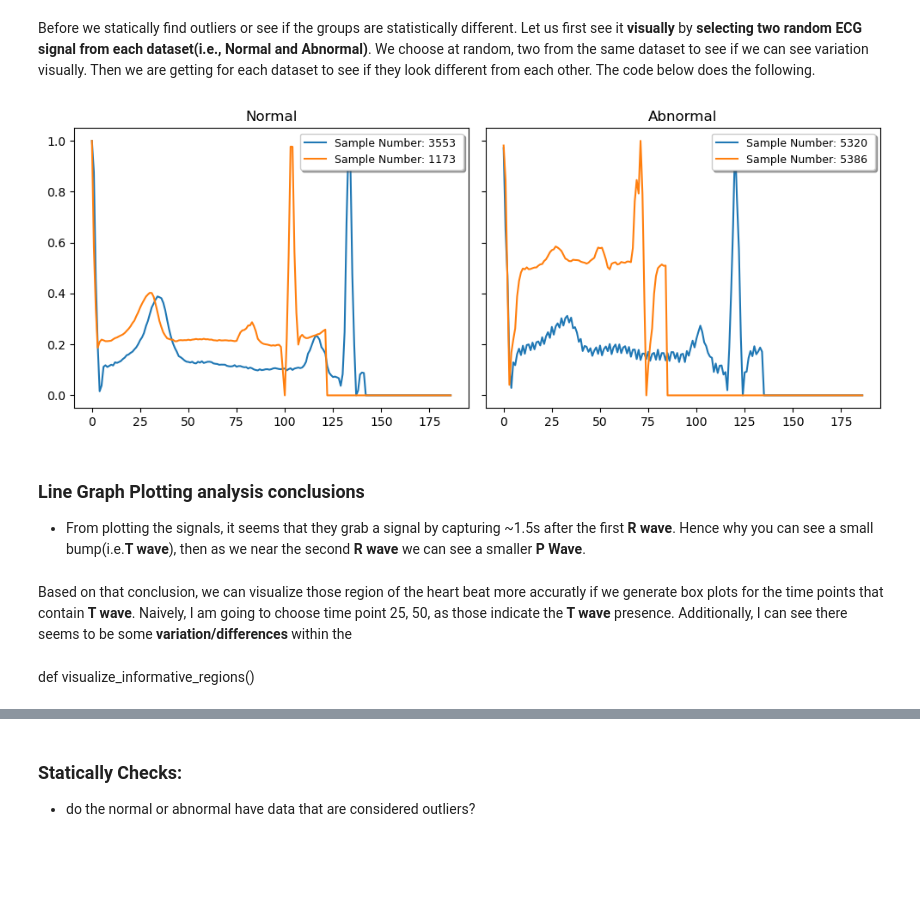
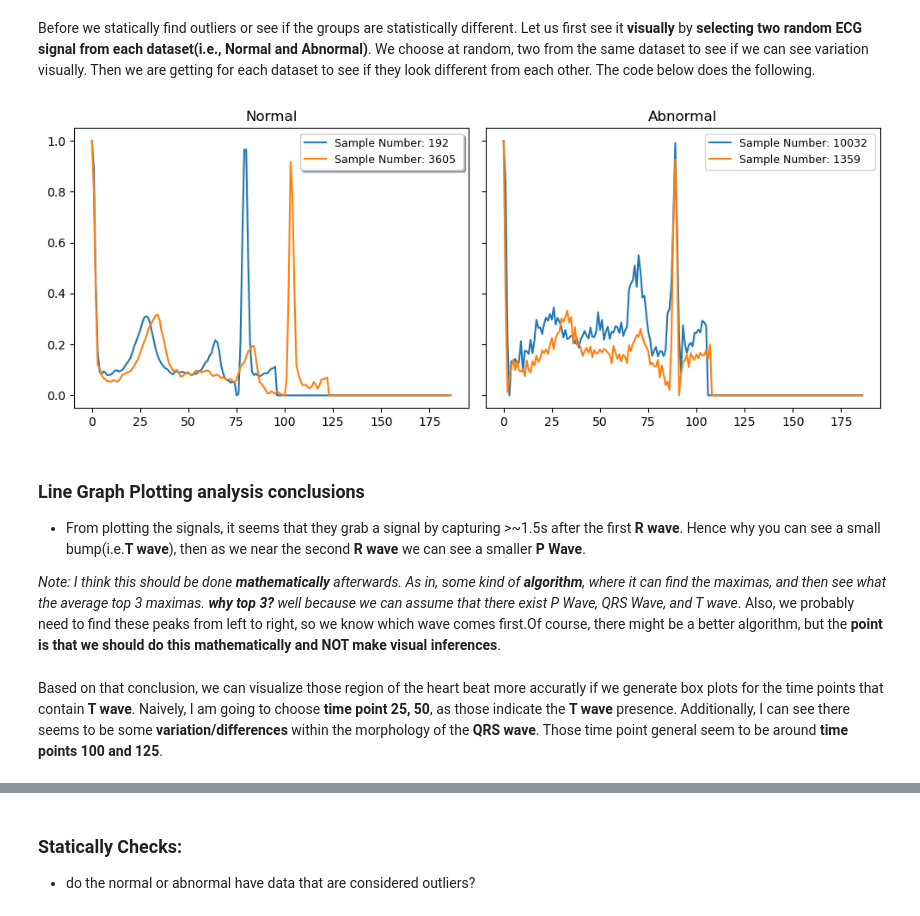
Before and after one commit to Shenukp1/MachineLearningPortfolio, a Jupyter notebook: ECG_Classification/EDA_V2.ipynb, the cells around one changed output, grey strips where cells are left out. Cells and saved outputs as stored; diff of their text form; code cells hidden in the pictures; blank space fills up the shorter version.

```diff
--- a/ECG_Classification/EDA_V2.ipynb
+++ b/ECG_Classification/EDA_V2.ipynb
@@ -199,10 +199,8 @@ def visualize_differences_with_line_graph(
     second_betwee_signal = 1
 
     # Randomly chooses a signal
-    choose_rand_normal_signal = np.random.randint(0, len(normal_df), two_rand_numbers)
-    choose_rand_abnormal_signal = np.random.randint(
-        0, len(abnormal_df), two_rand_numbers
-    )
+    choose_rand_normal_signal = np.random.randint(0, len(normal), two_rand_numbers)
+    choose_rand_abnormal_signal = np.random.randint(0, len(abnormal), two_rand_numbers)
     # Plotting
     first_plot = 1
     second_plot = 2
@@ -210,44 +208,44 @@ def visualize_differences_with_line_graph(
 
     # Normal signal plotting
     axes[first_between_signal].plot(
-        normal_df.iloc[choose_rand_normal_signal[first_within_signal], :-1].values,
+        normal.iloc[choose_rand_normal_signal[first_within_signal], :-1].values,
         label=f"Sample Number: {choose_rand_normal_signal[first_within_signal]} ",
     )
     # Second normal signal
     axes[first_between_signal].plot(
-        normal_df.iloc[choose_rand_normal_signal[second_within_signal], :-1].values,
+        normal.iloc[choose_rand_normal_signal[second_within_signal], :-1].values,
         label=f"Sample Number: {choose_rand_normal_signal[second_within_signal]} ",
     )
     axes[first_between_signal].legend(
         shadow=True, frameon=True, facecolor="inherit", loc=1, fontsize=9
     )
     axes[first_between_signal].set_title("Normal")
 
     # Abnormal Signal plotting
     axes[second_betwee_signal].plot(
-        abnormal_df.iloc[choose_rand_abnormal_signal[first_within_signal], :-1].values,
+        abnormal.iloc[choose_rand_abnormal_signal[first_within_signal], :-1].values,
         label=f"Sample Number: {choose_rand_abnormal_signal[first_within_signal]} ",
     )
     # Second abnormal signal
     axes[second_betwee_signal].plot(
-        abnormal_df.iloc[choose_rand_abnormal_signal[second_within_signal], :-1].values,
+        abnormal.iloc[choose_rand_abnormal_signal[second_within_signal], :-1].values,
         label=f"Sample Number: {choose_rand_abnormal_signal[second_within_signal]} ",
     )
     axes[second_betwee_signal].legend(
-        shadow=True, frameon=True, facecolor="inherit", loc=1, fontsize=9
+        frameon=True, facecolor="inherit", loc=1, fontsize=9
     )
     axes[second_betwee_signal].set_title("Abnormal")
     plt.tight_layout()
     plt.show()
 
 
 visualize_differences_with_line_graph(abnormal=abnormal_df, normal=normal_df)
 # %% [output]
-[figure, old version]
+[figure, new version]
 # %% [markdown]
 ### Line Graph Plotting analysis conclusions
-- From plotting the signals, it seems that they grab a signal by capturing ~1.5s after the first __R wave__. Hence why you can see a small bump(i.e.__T wave__), then as we near the second __R wave__ we can see a smaller __P Wave__.
+- From plotting the signals, it seems that they grab a signal by capturing >~1.5s after the first __R wave__. Hence why you can see a small bump(i.e.__T wave__), then as we near the second __R wave__ we can see a smaller __P Wave__.
+
+_Note: I think this should be done __mathematically__ afterwards. As in, some kind of __algorithm__, where it can find the maximas, and then see what the average top 3 maximas. __why top 3?__ well because we can assume that there exist _P Wave, QRS Wave, and T wave__. Also, we probably need to find these peaks from left to right, so we know which wave comes first.Of course, there might be a better algorithm, but the __point is that we should do this mathematically and NOT make visual inferences__.
 # %% [markdown]
-Based on that conclusion, we can visualize those region of the heart beat more accuratly if we generate box plots for the time points that contain __T wave__. Naively, I am going to choose time point 25, 50, as those indicate the __T wave__ presence. Additionally, I can see there seems to be some __variation/differences__ within the
+Based on that conclusion, we can visualize those region of the heart beat more accuratly if we generate box plots for the time points that contain __T wave__. Naively, I am going to choose __time point 25, 50__, as those indicate the __T wave__ presence. Additionally, I can see there seems to be some __variation/differences__ within the morphology of the __QRS wave__. Those time point general seem to be around __time points 100 and 125__.
-# %% [markdown]
-def visualize_informative_regions()
```
Also changed, not shown: parts of 4 cells of this notebook, 1 other file.
